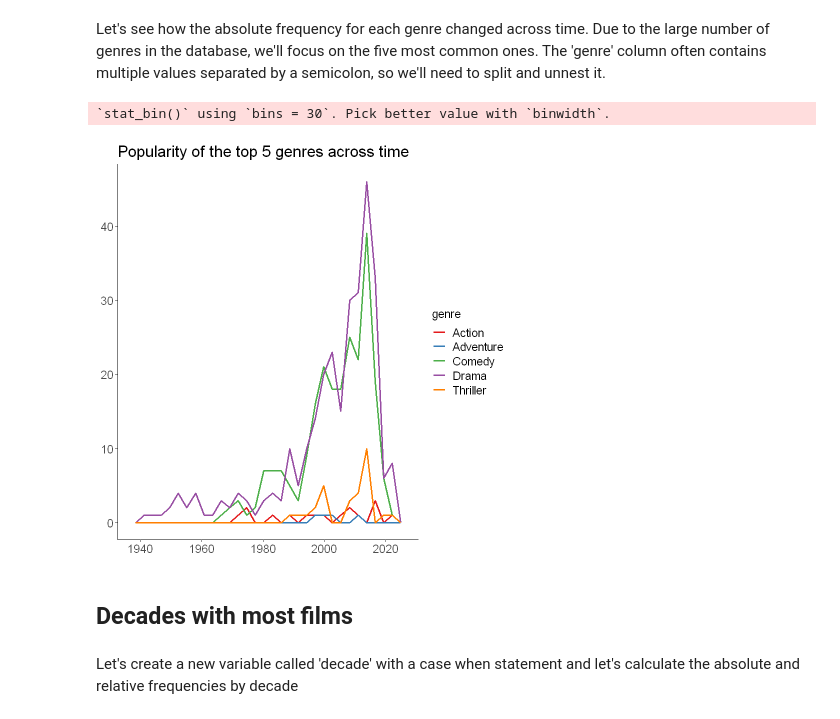
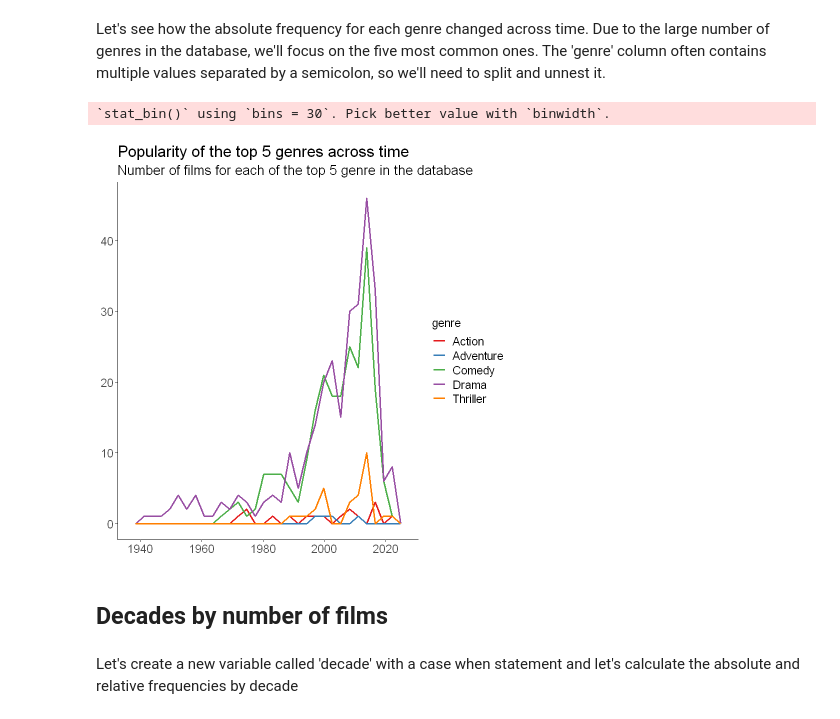
Before and after one commit to JacopoMalatesta/imdb_most_popular_films, a Jupyter notebook: scripts/04 - Querying and visualizing the results with SQL and R.ipynb, the cells around one changed output. Saved outputs shown, nothing was run; the diff lists cells and outputs as text; code cells hidden in the pictures.

```diff
--- a/scripts/04 - Querying and visualizing the results with SQL and R.ipynb
+++ b/scripts/04 - Querying and visualizing the results with SQL and R.ipynb
@@ -52,37 +52,38 @@ Let's see how the absolute frequency for each genre changed across time. Due to
 # %%
 query  <- "WITH CTE AS (
                         SELECT UNNEST(STRING_TO_ARRAY(genre, ';')) genre,
                                COUNT(*)
                         FROM films
                         GROUP BY 1
                         ORDER BY 2 DESC
                         LIMIT 5
                         )
 
            SELECT EXTRACT(YEAR FROM release_date :: DATE) AS year,
                   UNNEST(STRING_TO_ARRAY(genre, ';')) genre
            FROM films
            WHERE genre IN (SELECT genre FROM CTE)"
 
 dbGetQuery(conn = con, statement = query) %>%
 ggplot(aes(x = year, colour = genre)) +
 geom_freqpoly(size = 1) +
 scale_x_continuous(breaks = seq(1920, 2020, 20)) +
-ggtitle("Popularity of the top 5 genres across time") +
+labs(title = "Popularity of the top 5 genres across time",
+     subtitle = "Number of films for each of the top 5 genre in the database") +
 theme_classic() +
 theme(title = element_text(size = 16),
       axis.title.x = element_blank(),
       axis.title.y = element_blank(),
       axis.text.x = element_text(size = 14),
       axis.text.y = element_text(size = 14),
       legend.title = element_text(size = 14),
       legend.text = element_text(size = 14)) +
 scale_colour_brewer(palette = "Set1")
 # %% [output]
 `stat_bin()` using `bins = 30`. Pick better value with `binwidth`.
-[figure, old version]
+[figure, new version]
 # %% [markdown]
-## Decades with most films
+## Decades by number of films
 # %% [markdown]
 Let's create a new variable called 'decade' with a case when statement and let's calculate the absolute and relative frequencies by decade
 # %%
```
Also changed, not shown: parts of 15 cells of this notebook.
